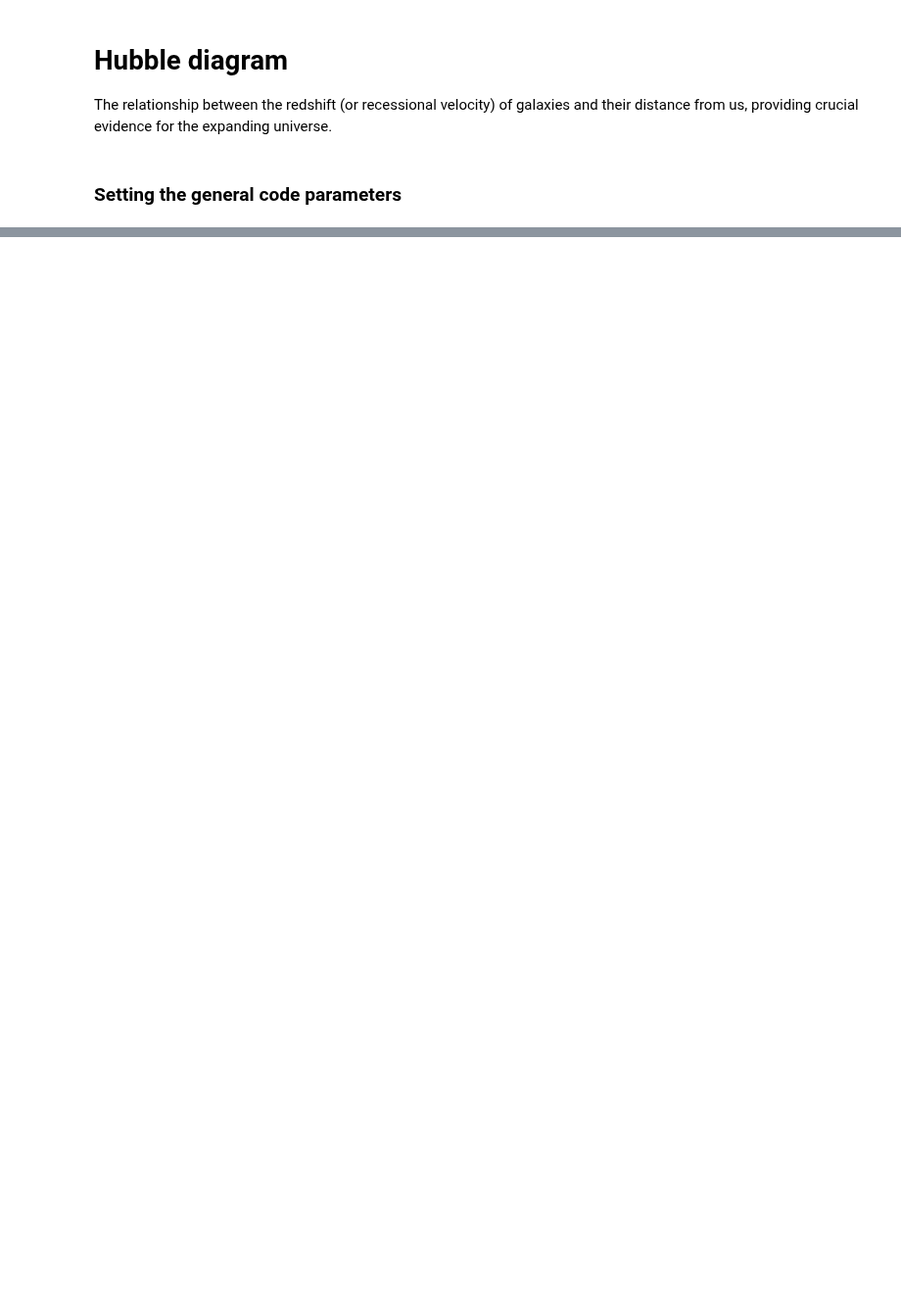
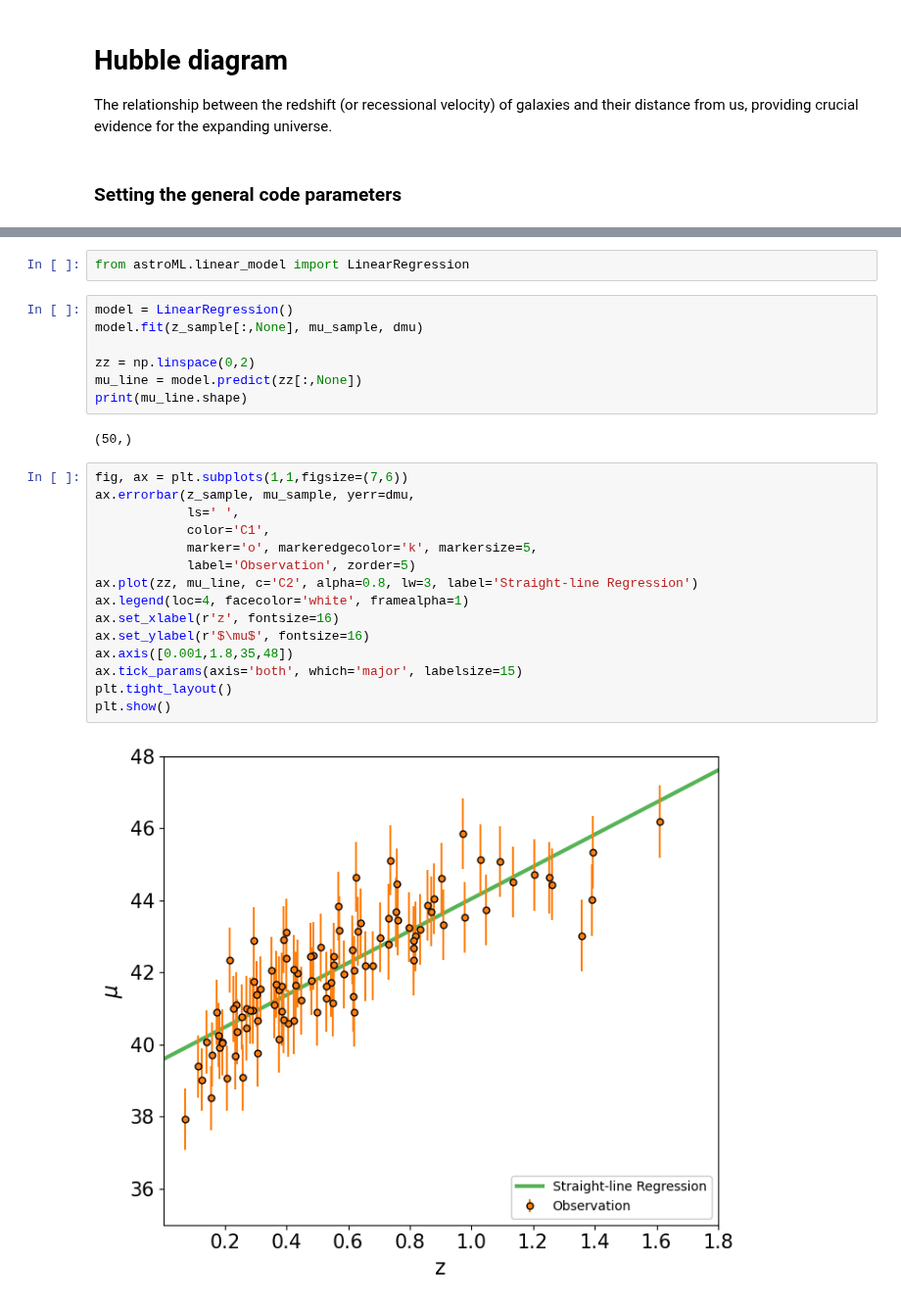
Before and after one commit to sambit-giri/AstronomyCalc, a Jupyter notebook: docs/examples/hubble_diagram.ipynb, the cells around one changed output, grey strips where cells are left out. Shown at 98% size. Saved outputs shown, nothing was run; the diff lists cells and outputs as text; blank space fills up the shorter version.

```diff
--- a/docs/examples/hubble_diagram.ipynb
+++ b/docs/examples/hubble_diagram.ipynb
@@ -87,0 +152,28 @@ plt.show()
+# %%
+from astroML.linear_model import LinearRegression
+# %%
+model = LinearRegression()
+model.fit(z_sample[:,None], mu_sample, dmu)
+
+zz = np.linspace(0,2)
+mu_line = model.predict(zz[:,None])
+print(mu_line.shape)
+# %% [output]
+(50,)
+# %%
+fig, ax = plt.subplots(1,1,figsize=(7,6))
+ax.errorbar(z_sample, mu_sample, yerr=dmu,
+            ls=' ',
+            color='C1',
+            marker='o', markeredgecolor='k', markersize=5,
+            label='Observation', zorder=5)
+ax.plot(zz, mu_line, c='C2', alpha=0.8, lw=3, label='Straight-line Regression')
+ax.legend(loc=4, facecolor='white', framealpha=1)
+ax.set_xlabel(r'z', fontsize=16)
+ax.set_ylabel(r'$\mu$', fontsize=16)
+ax.axis([0.001,1.8,35,48])
+ax.tick_params(axis='both', which='major', labelsize=15)
+plt.tight_layout()
+plt.show()
+# %% [output]
+[figure, added]
```
Also changed, not shown: parts of 57 cells of this notebook, 3 other files.
